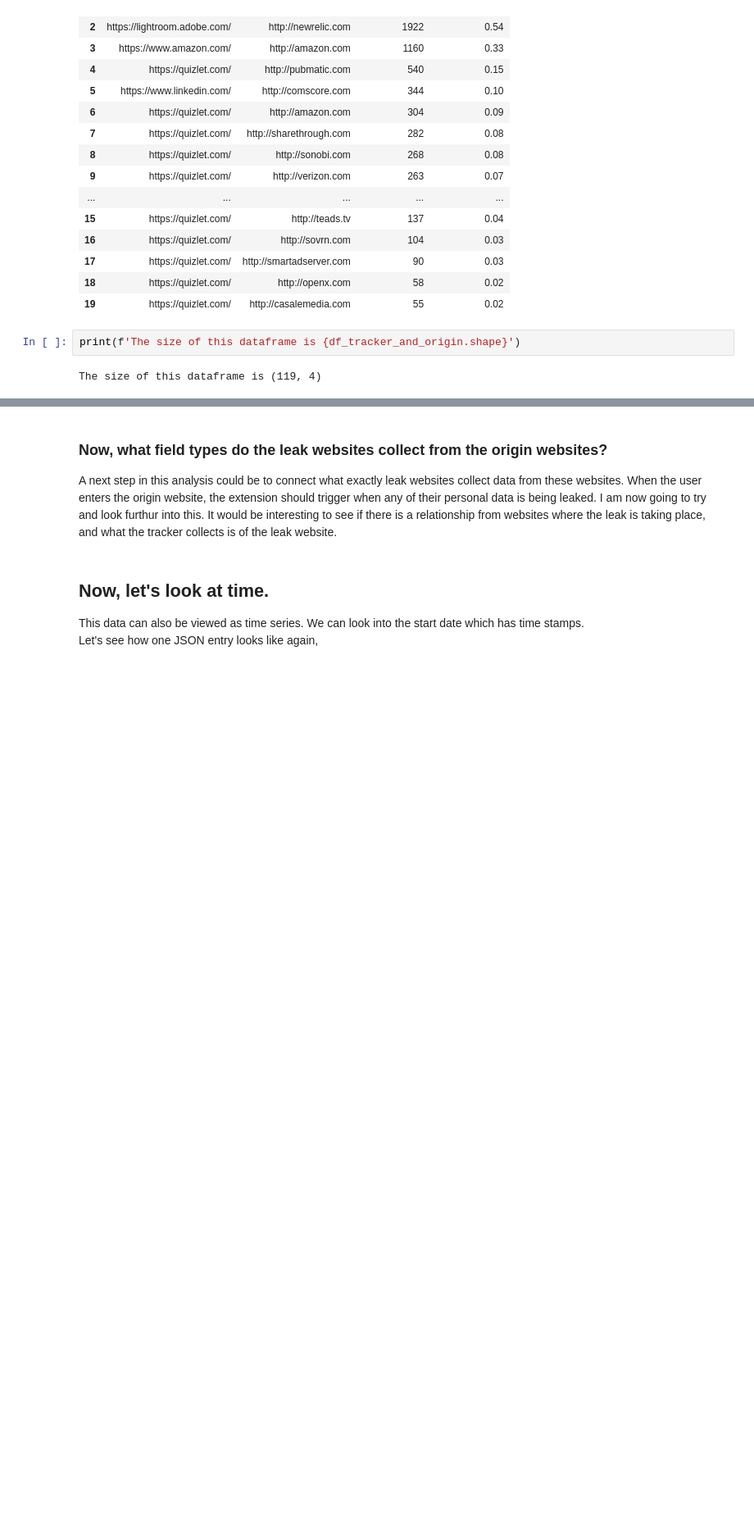
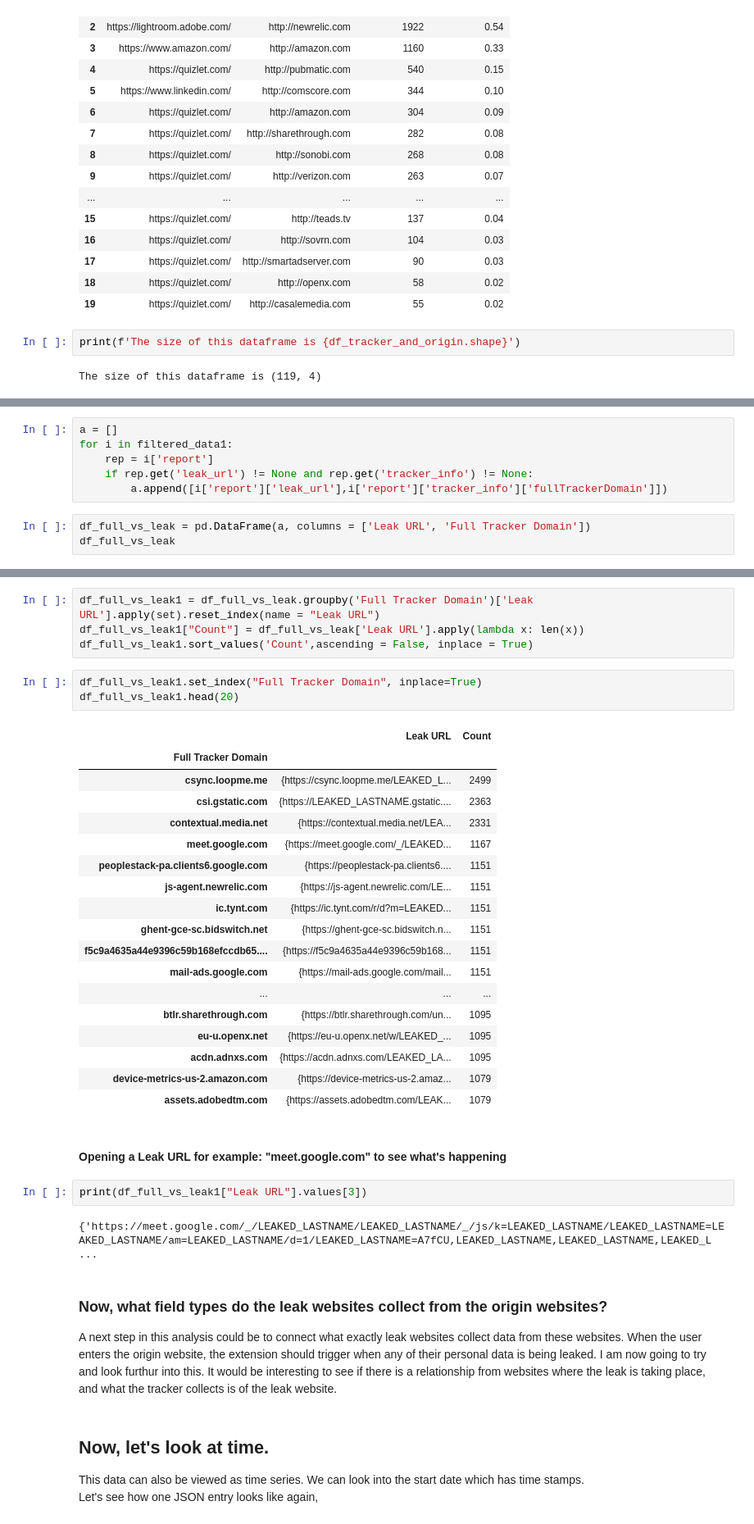
Before and after one commit to NoahApthorpe/EdTechInspector, a Jupyter notebook: EDA/25thJuly_DA_output_rewriting.ipynb, the cells around one changed output, grey strips where cells are left out. Shown at 82% size. Cells and saved outputs as stored; diff of their text form; blank space fills up the shorter version.

Commit message:
Update 25thJuly_DA_output_rewriting.ipynb
adding leak URL vs fullTrackerDomain comparision

```diff
--- a/EDA/25thJuly_DA_output_rewriting.ipynb
+++ b/EDA/25thJuly_DA_output_rewriting.ipynb
@@ -447,0 +436,9 @@ The size of this dataframe is (119, 4)
+# %%
+a = []
+for i in filtered_data1:
+    rep = i['report']
+    if rep.get('leak_url') != None and rep.get('tracker_info') != None:
+        a.append([i['report']['leak_url'],i['report']['tracker_info']['fullTrackerDomain']])
+# %%
+df_full_vs_leak = pd.DataFrame(a, columns = ['Leak URL', 'Full Tracker Domain'])
+df_full_vs_leak
@@ -448,3 +459,35 @@ The size of this dataframe is (119, 4)
+# %%
+df_full_vs_leak1 = df_full_vs_leak.groupby('Full Tracker Domain')['Leak URL'].apply(set).reset_index(name = "Leak URL")
+df_full_vs_leak1["Count"] = df_full_vs_leak['Leak URL'].apply(lambda x: len(x))
+df_full_vs_leak1.sort_values('Count',ascending = False, inplace = True)
+# %%
+df_full_vs_leak1.set_index("Full Tracker Domain", inplace=True)
+df_full_vs_leak1.head(20)
+# %% [output]
+|  | Leak URL | Count |
+| Full Tracker Domain |  |  |
+| csync.loopme.me | {https://csync.loopme.me/LEAKED_L... | 2499 |
+| csi.gstatic.com | {https://LEAKED_LASTNAME.gstatic.... | 2363 |
+| contextual.media.net | {https://contextual.media.net/LEA... | 2331 |
+| meet.google.com | {https://meet.google.com/_/LEAKED... | 1167 |
+| peoplestack-pa.clients6.google.com | {https://peoplestack-pa.clients6.... | 1151 |
+| js-agent.newrelic.com | {https://js-agent.newrelic.com/LE... | 1151 |
+| ic.tynt.com | {https://ic.tynt.com/r/d?m=LEAKED... | 1151 |
+| ghent-gce-sc.bidswitch.net | {https://ghent-gce-sc.bidswitch.n... | 1151 |
+| f5c9a4635a44e9396c59b168efccdb65.... | {https://f5c9a4635a44e9396c59b168... | 1151 |
+| mail-ads.google.com | {https://mail-ads.google.com/mail... | 1151 |
+| ... | ... | ... |
+| btlr.sharethrough.com | {https://btlr.sharethrough.com/un... | 1095 |
+| eu-u.openx.net | {https://eu-u.openx.net/w/LEAKED_... | 1095 |
+| acdn.adnxs.com | {https://acdn.adnxs.com/LEAKED_LA... | 1095 |
+| device-metrics-us-2.amazon.com | {https://device-metrics-us-2.amaz... | 1079 |
+| assets.adobedtm.com | {https://assets.adobedtm.com/LEAK... | 1079 |
+# %% [markdown]
+#### Opening a Leak URL for example: "meet.google.com" to see what's happening
+# %%
+print(df_full_vs_leak1["Leak URL"].values[3])
+# %% [output]
+{'https://meet.google.com/_/LEAKED_LASTNAME/LEAKED_LASTNAME/_/js/k=LEAKED_LASTNAME/LEAKED_LASTNAME=LEAKED_LASTNAME/am=LEAKED_LASTNAME/d=1/LEAKED_LASTNAME=A7fCU,LEAKED_LASTNAME,LEAKED_LASTNAME,LEAKED_L ...
 # %% [markdown]
 ### Now, what field types do the leak websites collect from the origin websites?
 A next step in this analysis could be to connect what exactly leak websites collect data from these websites. When the user enters the origin website, the extension should trigger when any of their personal data is being leaked. I am now going to try and look furthur into this. It would be interesting to see if there is a relationship from websites where the leak is taking place, and what the tracker collects is of the leak website.
```
Also changed, not shown: parts of 13 cells of this notebook.
